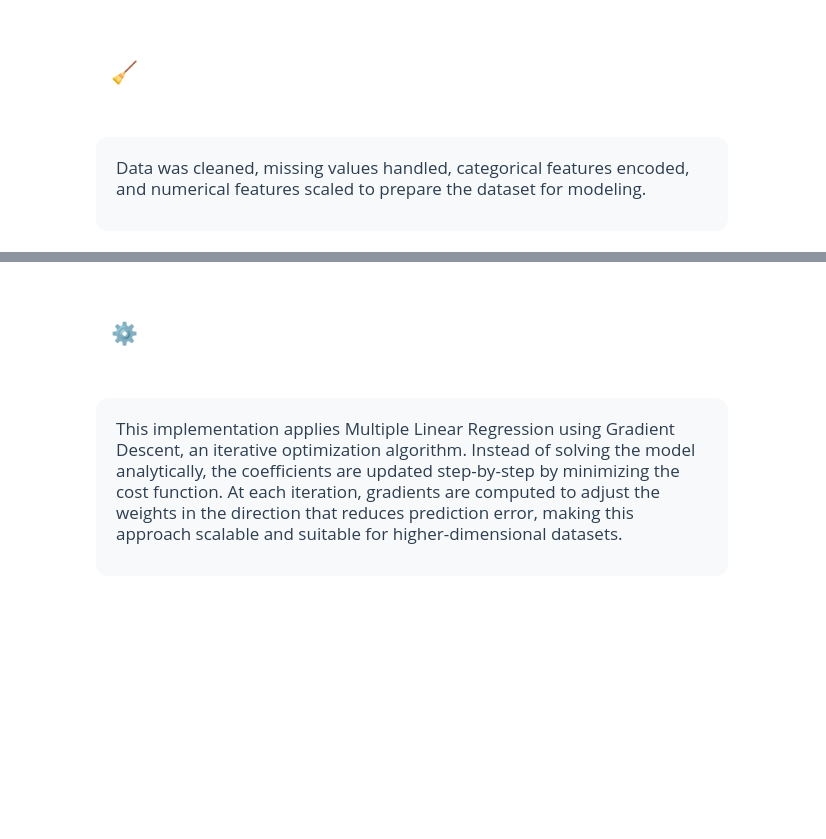
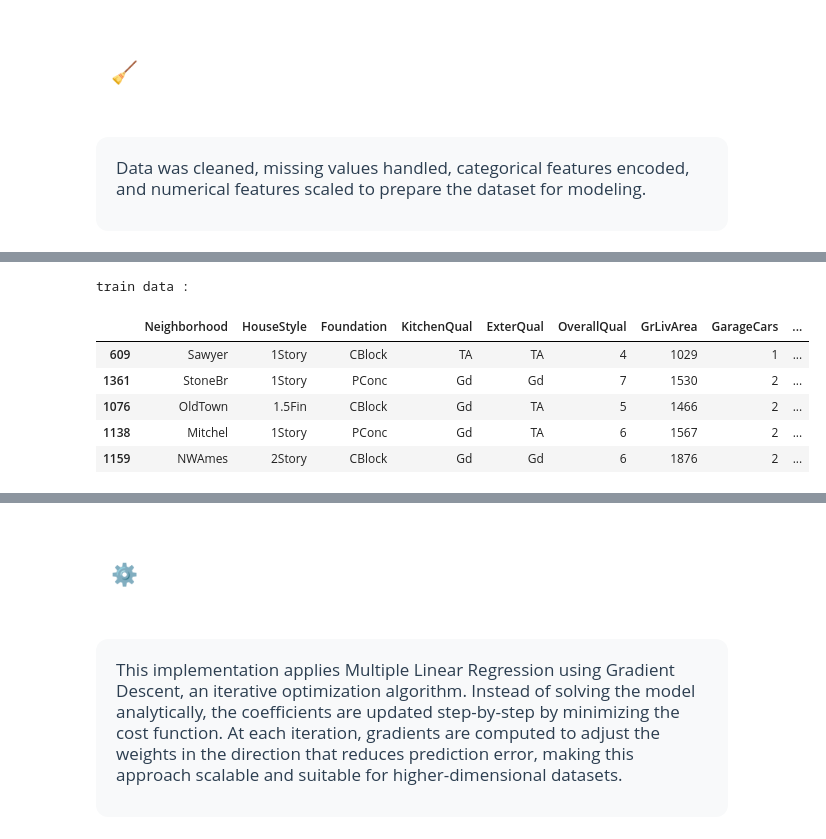
Before and after one commit to AI-0o0/Regression-Analysis-project-, a Jupyter notebook: notebooks/main.ipynb, the cells around one changed output, grey strips where cells are left out. Cells and saved outputs as stored; diff of their text form; code cells hidden in the pictures; blank space fills up the shorter version.

```diff
--- a/notebooks/main.ipynb
+++ b/notebooks/main.ipynb
@@ -249,3 +276,7 @@ Data was cleaned, missing values handled, categorical features encoded, and nume
 </div>
 
 </div>
+# %%
+df = pd.read_csv('../data/House Prices Dataset.csv')
+print(f'rows : {df.shape[0]} || columns : {df.shape[1]}')
+print(f'nulls in Price target column : {df['SalePrice'].isna().sum()} ')
@@ -251,0 +458,11 @@ Data was cleaned, missing values handled, categorical features encoded, and nume
+# %%
+print('train data : ')
+x_tr.head()
+# %% [output]
+train data :
+|  | Neighborhood | HouseStyle | Foundation | KitchenQual | ExterQual | OverallQual | GrLivArea | GarageCars | ... |
+| 609 | Sawyer | 1Story | CBlock | TA | TA | 4 | 1029 | 1 | ... |
+| 1361 | StoneBr | 1Story | PConc | Gd | Gd | 7 | 1530 | 2 | ... |
+| 1076 | OldTown | 1.5Fin | CBlock | Gd | TA | 5 | 1466 | 2 | ... |
+| 1138 | Mitchel | 1Story | PConc | Gd | TA | 6 | 1567 | 2 | ... |
+| 1159 | NWAmes | 2Story | CBlock | Gd | Gd | 6 | 1876 | 2 | ... |
```
Also changed, not shown: parts of 26 cells of this notebook, 2 other files.
